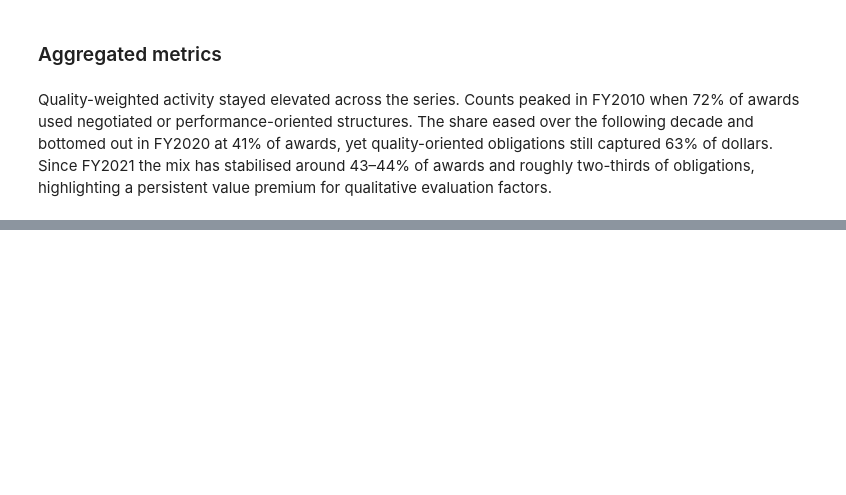
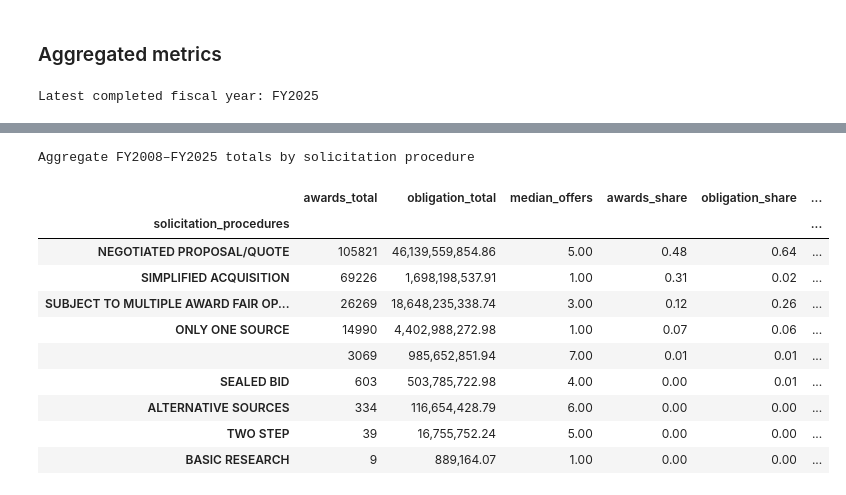
Before and after one commit to edoardoCame/American-analysis, a Jupyter notebook: notebooks/usaspending.ipynb, the cells around one changed output, grey strips where cells are left out. Cells and saved outputs as stored; diff of their text form; code cells hidden in the pictures; blank space fills up the shorter version.

```diff
--- a/notebooks/usaspending.ipynb
+++ b/notebooks/usaspending.ipynb
@@ -123,2 +99,66 @@ display(
-# %% [markdown]
-Quality-weighted activity stayed elevated across the series. Counts peaked in FY2010 when 72% of awards used negotiated or performance-oriented structures. The share eased over the following decade and bottomed out in FY2020 at 41% of awards, yet quality-oriented obligations still captured 63% of dollars. Since FY2021 the mix has stabilised around 43–44% of awards and roughly two-thirds of obligations, highlighting a persistent value premium for qualitative evaluation factors.
+# %%
+timeseries = compute_solicitation_timeseries(solicitation_df)
+# Exclude future fiscal years with partial reporting (>= 2026)
+cutoff_year = 2025
+timeseries_clean = timeseries[timeseries['action_date_fiscal_year'] <= cutoff_year].copy()
+
+# Compute shares for readability
+timeseries_clean['awards_share'] = timeseries_clean.groupby('action_date_fiscal_year')['awards_total'].transform(lambda x: x / x.sum())
+timeseries_clean['obligation_share'] = timeseries_clean.groupby('action_date_fiscal_year')['obligation_total'].transform(lambda x: x / x.sum())
+
+# Snapshot of the most recent full fiscal year
+def format_snapshot(df, year):
+    snapshot = df[df['action_date_fiscal_year'] == year].copy()
+    snapshot = snapshot.sort_values('awards_total', ascending=False)
+    snapshot['awards_share_pct'] = snapshot['awards_share'] * 100
+    snapshot['obligation_share_pct'] = snapshot['obligation_share'] * 100
+    snapshot['obligation_total_bil'] = snapshot['obligation_total'] / 1e9
+    cols = [
+        'solicitation_procedures',
+        'awards_total',
+        'awards_share_pct',
+        'obligation_total_bil',
+        'obligation_share_pct',
+        'median_offers',
+    ]
+    return snapshot[cols].round(
+        {
+            'awards_share_pct': 1,
+            'obligation_total_bil': 2,
+            'obligation_share_pct': 1,
+            'median_offers': 1,
+        }
+    )
+
+latest_year = timeseries_clean['action_date_fiscal_year'].max()
+latest_snapshot = format_snapshot(timeseries_clean, latest_year)
+
+overall_summary = (
+    timeseries_clean.groupby('solicitation_procedures')
+    .agg(
+        awards_total=('awards_total', 'sum'),
+        obligation_total=('obligation_total', 'sum'),
+        median_offers=('median_offers', 'median'),
+    )
+    .assign(
+        awards_share=lambda df: df['awards_total'] / df['awards_total'].sum(),
+        obligation_share=lambda df: df['obligation_total'] / df['obligation_total'].sum(),
+        obligation_total_bil=lambda df: df['obligation_total'] / 1e9,
+    )
+    .sort_values('awards_total', ascending=False)
+    .round(
+        {
+            'median_offers': 1,
+            'awards_share': 3,
+            'obligation_share': 3,
+            'obligation_total_bil': 2,
+        }
+    )
+)
+
+print(f"Latest completed fiscal year: FY{latest_year}")
+display(latest_snapshot)
+print("\nAggregate FY2008–FY2025 totals by solicitation procedure")
+display(overall_summary)
+# %% [output]
+Latest completed fiscal year: FY2025
@@ -124,0 +173,12 @@ Quality-weighted activity stayed elevated across the series. Counts peaked in FY
+Aggregate FY2008–FY2025 totals by solicitation procedure
+|  | awards_total | obligation_total | median_offers | awards_share | obligation_share | ... |
+| solicitation_procedures |  |  |  |  |  | ... |
+| NEGOTIATED PROPOSAL/QUOTE | 105821 | 46,139,559,854.86 | 5.00 | 0.48 | 0.64 | ... |
+| SIMPLIFIED ACQUISITION | 69226 | 1,698,198,537.91 | 1.00 | 0.31 | 0.02 | ... |
+| SUBJECT TO MULTIPLE AWARD FAIR OP... | 26269 | 18,648,235,338.74 | 3.00 | 0.12 | 0.26 | ... |
+| ONLY ONE SOURCE | 14990 | 4,402,988,272.98 | 1.00 | 0.07 | 0.06 | ... |
+|  | 3069 | 985,652,851.94 | 7.00 | 0.01 | 0.01 | ... |
+| SEALED BID | 603 | 503,785,722.98 | 4.00 | 0.00 | 0.01 | ... |
+| ALTERNATIVE SOURCES | 334 | 116,654,428.79 | 6.00 | 0.00 | 0.00 | ... |
+| TWO STEP | 39 | 16,755,752.24 | 5.00 | 0.00 | 0.00 | ... |
+| BASIC RESEARCH | 9 | 889,164.07 | 1.00 | 0.00 | 0.00 | ... |
```
Also changed, not shown: parts of 29 cells of this notebook, 3 other files.
